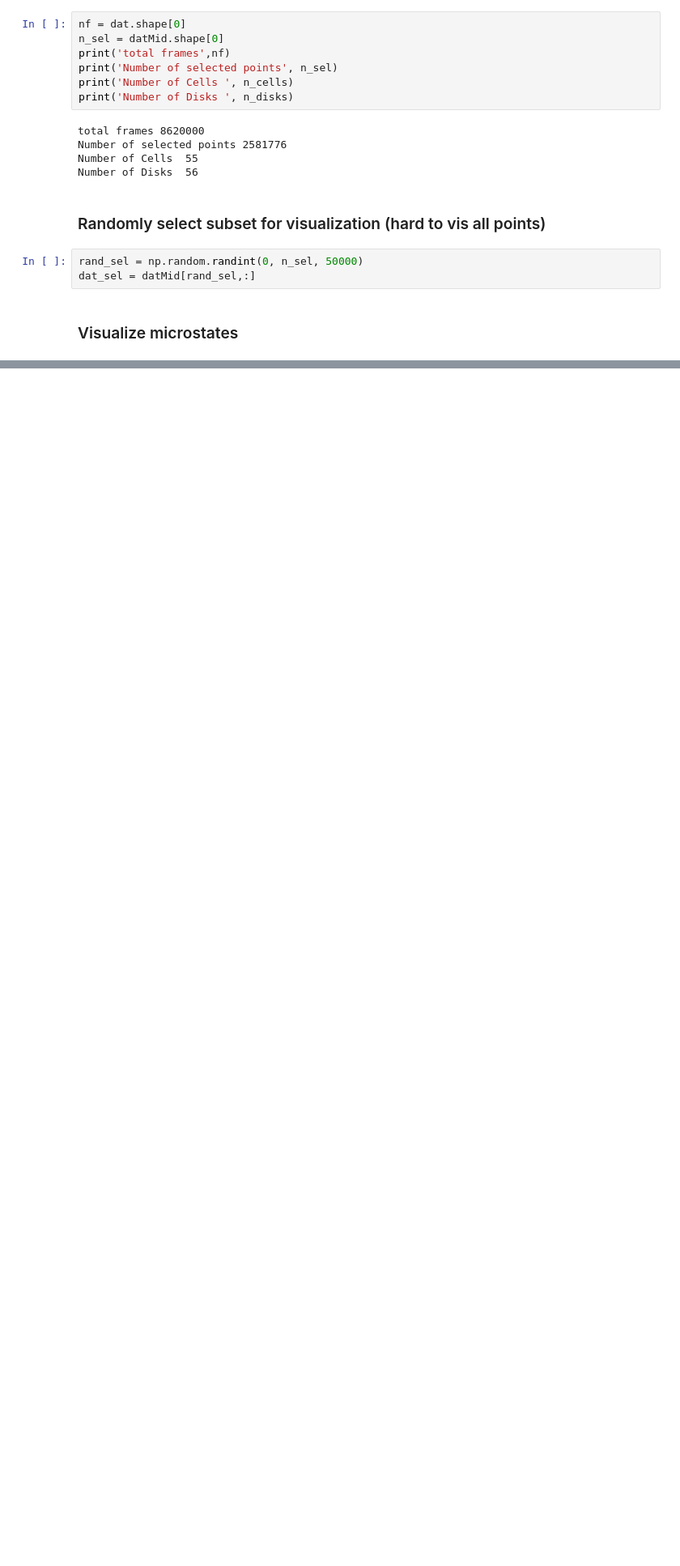
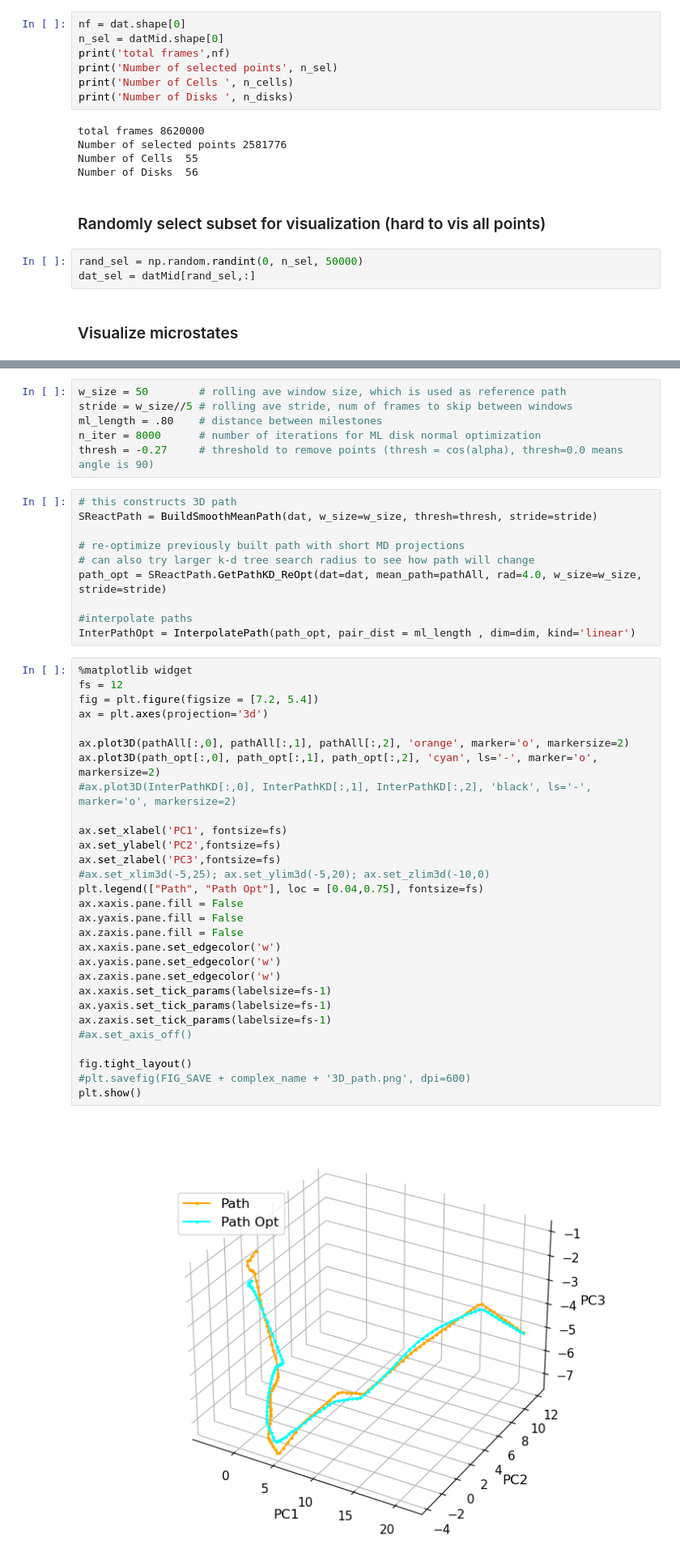
Before and after one commit to chang-group/BKiT, a Jupyter notebook: notebooks/bCD-asp/nb2/nb2.ipynb, the cells around one changed output, grey strips where cells are left out. Shown at 81% size. Cells and saved outputs as stored; diff of their text form; blank space fills up the shorter version.

```diff
--- a/notebooks/bCD-asp/nb2/nb2.ipynb
+++ b/notebooks/bCD-asp/nb2/nb2.ipynb
@@ -127,0 +137,47 @@ writing outputs to ../output
+# %%
+w_size = 50        # rolling ave window size, which is used as reference path
+stride = w_size//5 # rolling ave stride, num of frames to skip between windows
+ml_length = .80    # distance between milestones
+n_iter = 8000      # number of iterations for ML disk normal optimization
+thresh = -0.27     # threshold to remove points (thresh = cos(alpha), thresh=0.0 means angle is 90)
+# %%
+# this constructs 3D path
+SReactPath = BuildSmoothMeanPath(dat, w_size=w_size, thresh=thresh, stride=stride)
+
+# re-optimize previously built path with short MD projections
+# can also try larger k-d tree search radius to see how path will change
+path_opt = SReactPath.GetPathKD_ReOpt(dat=dat, mean_path=pathAll, rad=4.0, w_size=w_size, stride=stride)
+
+#interpolate paths
+InterPathOpt = InterpolatePath(path_opt, pair_dist = ml_length , dim=dim, kind='linear')
+# %%
+%matplotlib widget
+fs = 12
+fig = plt.figure(figsize = [7.2, 5.4])
+ax = plt.axes(projection='3d')
+
+ax.plot3D(pathAll[:,0], pathAll[:,1], pathAll[:,2], 'orange', marker='o', markersize=2)
+ax.plot3D(path_opt[:,0], path_opt[:,1], path_opt[:,2], 'cyan', ls='-', marker='o', markersize=2)
+#ax.plot3D(InterPathKD[:,0], InterPathKD[:,1], InterPathKD[:,2], 'black', ls='-', marker='o', markersize=2)
+
+ax.set_xlabel('PC1', fontsize=fs)
+ax.set_ylabel('PC2',fontsize=fs)
+ax.set_zlabel('PC3',fontsize=fs)
+#ax.set_xlim3d(-5,25); ax.set_ylim3d(-5,20); ax.set_zlim3d(-10,0)
+plt.legend(["Path", "Path Opt"], loc = [0.04,0.75], fontsize=fs)
+ax.xaxis.pane.fill = False
+ax.yaxis.pane.fill = False
+ax.zaxis.pane.fill = False
+ax.xaxis.pane.set_edgecolor('w')
+ax.yaxis.pane.set_edgecolor('w')
+ax.zaxis.pane.set_edgecolor('w')
+ax.xaxis.set_tick_params(labelsize=fs-1)
+ax.yaxis.set_tick_params(labelsize=fs-1)
+ax.zaxis.set_tick_params(labelsize=fs-1)
+#ax.set_axis_off()
+
+fig.tight_layout()
+#plt.savefig(FIG_SAVE + complex_name + '3D_path.png', dpi=600)
+plt.show()
+# %% [output]
+[figure, added]
```
Also changed, not shown: parts of 10 cells of this notebook, 1 other file.
